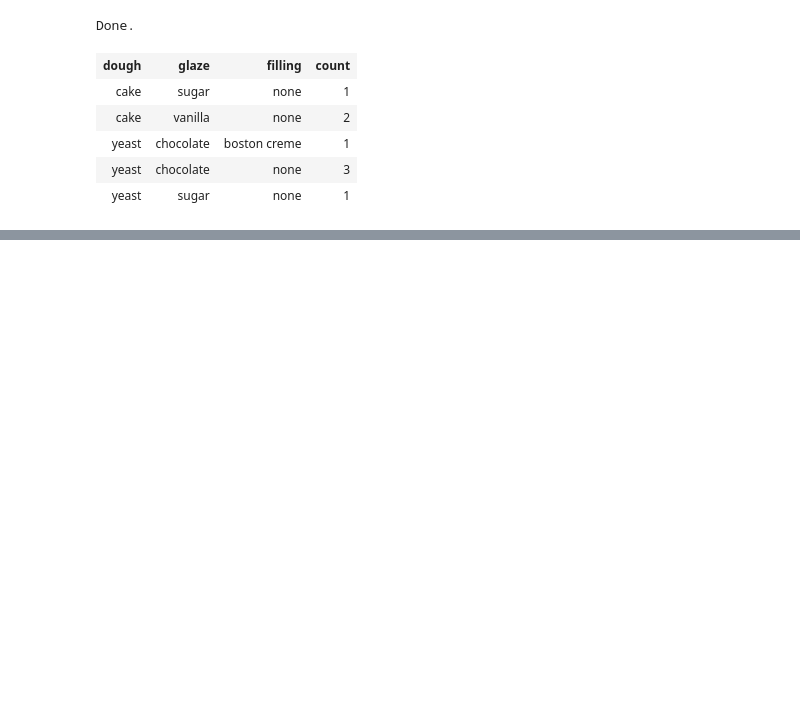
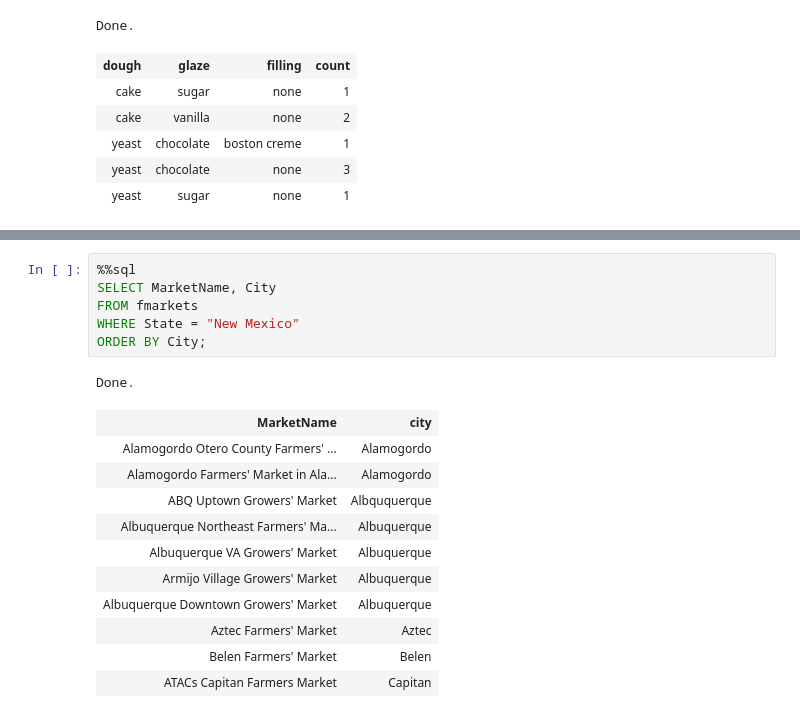
Before and after one commit to unmrds/cc-database-basics, a Jupyter notebook: 02_SQLite_demo.ipynb, the cells around one changed output, grey strips where cells are left out. Saved outputs shown, nothing was run; the diff lists cells and outputs as text; blank space fills up the shorter version.

```diff
--- a/02_SQLite_demo.ipynb
+++ b/02_SQLite_demo.ipynb
@@ -448,0 +1514,19 @@ Done.
+# %%
+%%sql
+SELECT MarketName, City
+FROM fmarkets
+WHERE State = "New Mexico"
+ORDER BY City;
+# %% [output]
+Done.
+| MarketName | city |
+| Alamogordo Otero County Farmers' ... | Alamogordo |
+| Alamogordo Farmers' Market in Ala... | Alamogordo |
+| ABQ Uptown Growers' Market | Albququerque |
+| Albuquerque Northeast Farmers' Ma... | Albuquerque |
+| Albuquerque VA Growers' Market | Albuquerque |
+| Armijo Village Growers' Market | Albuquerque |
+| Albuquerque Downtown Growers' Market | Albuquerque |
+| Aztec Farmers' Market | Aztec |
+| Belen Farmers' Market | Belen |
+| ATACs Capitan Farmers Market | Capitan |
```
Also changed, not shown: parts of 14 cells of this notebook.
